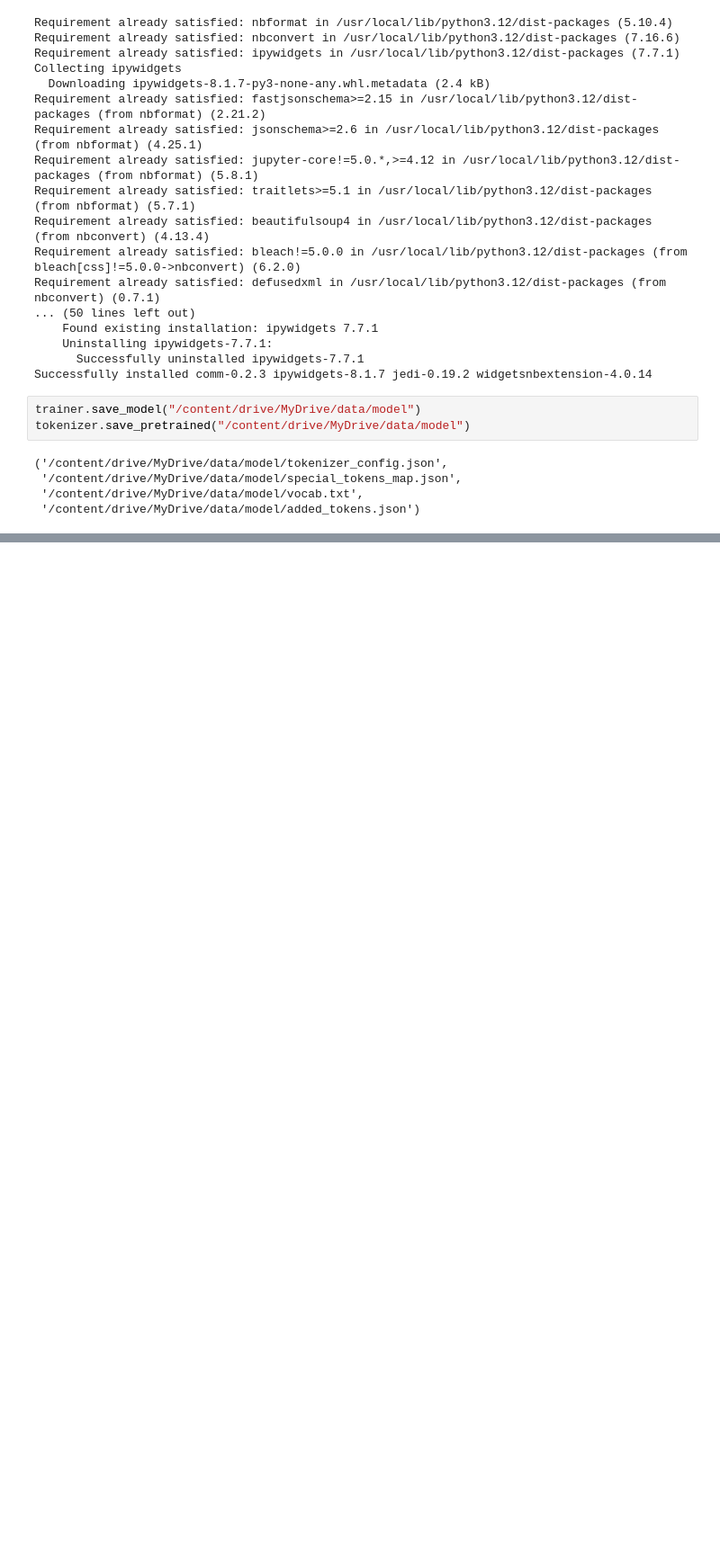
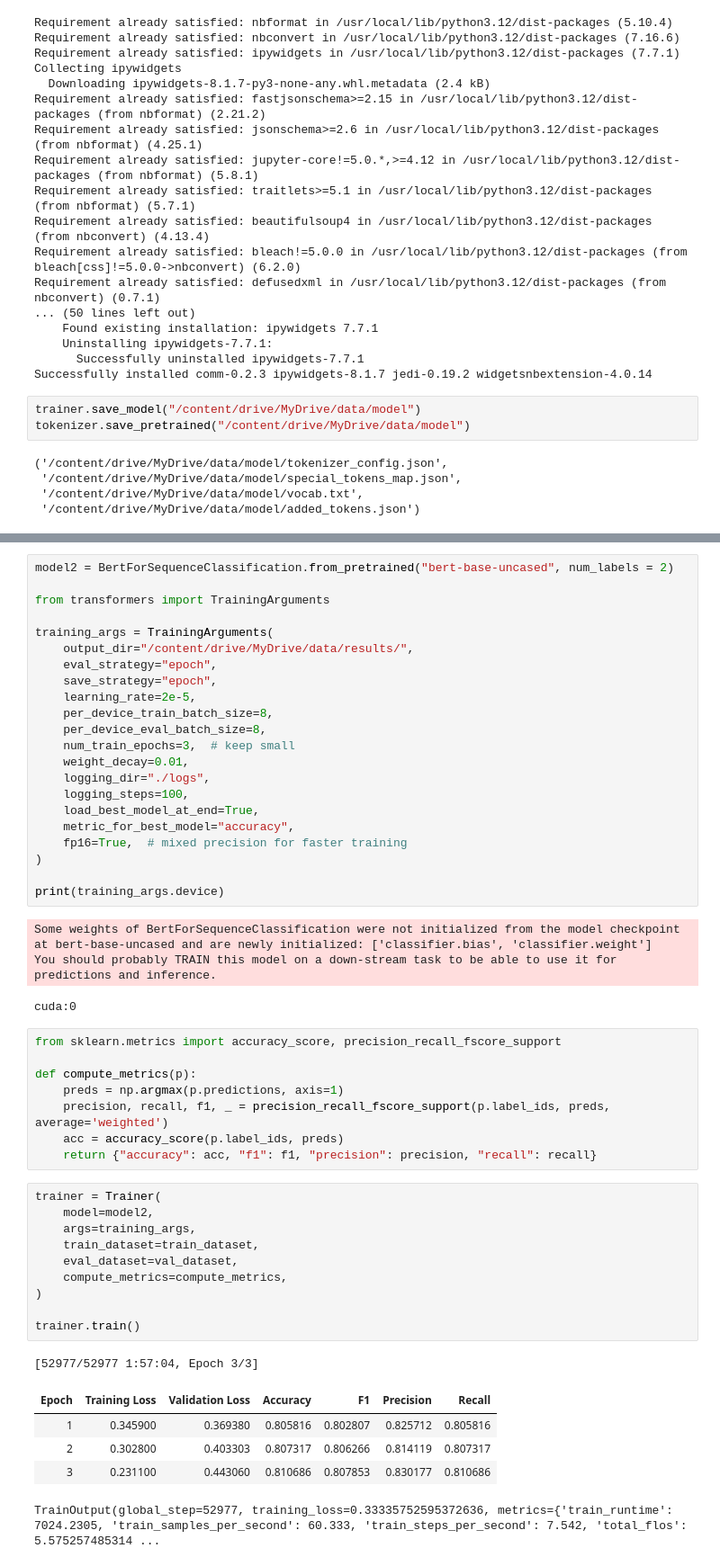
Before and after one commit to naheelkk/Factify, a Jupyter notebook: notebooks/BERT-models/02_bert_long.ipynb, the cells around one changed output, grey strips where cells are left out. Shown at 90% size. Drawn from its saved outputs; the diff is of its cells as text; blank space fills up the shorter version.

```diff
--- a/notebooks/BERT-models/02_bert_long.ipynb
+++ b/notebooks/BERT-models/02_bert_long.ipynb
@@ -204,0 +241,51 @@ tokenizer.save_pretrained("/content/drive/MyDrive/data/model")
+# %%
+model2 = BertForSequenceClassification.from_pretrained("bert-base-uncased", num_labels = 2)
+
+from transformers import TrainingArguments
+
+training_args = TrainingArguments(
+    output_dir="/content/drive/MyDrive/data/results/",
+    eval_strategy="epoch",
+    save_strategy="epoch",
+    learning_rate=2e-5,
+    per_device_train_batch_size=8,
+    per_device_eval_batch_size=8,
+    num_train_epochs=3,  # keep small
+    weight_decay=0.01,
+    logging_dir="./logs",
+    logging_steps=100,
+    load_best_model_at_end=True,
+    metric_for_best_model="accuracy",
+    fp16=True,  # mixed precision for faster training
+)
+
+print(training_args.device)
+# %% [output]
+Some weights of BertForSequenceClassification were not initialized from the model checkpoint at bert-base-uncased and are newly initialized: ['classifier.bias', 'classifier.weight']
+You should probably TRAIN this model on a down-stream task to be able to use it for predictions and inference.
+cuda:0
+# %%
+from sklearn.metrics import accuracy_score, precision_recall_fscore_support
+
+def compute_metrics(p):
+    preds = np.argmax(p.predictions, axis=1)
+    precision, recall, f1, _ = precision_recall_fscore_support(p.label_ids, preds, average='weighted')
+    acc = accuracy_score(p.label_ids, preds)
+    return {"accuracy": acc, "f1": f1, "precision": precision, "recall": recall}
+# %%
+trainer = Trainer(
+    model=model2,
+    args=training_args,
+    train_dataset=train_dataset,
+    eval_dataset=val_dataset,
+    compute_metrics=compute_metrics,
+)
+
+trainer.train()
+# %% [output]
+[52977/52977 1:57:04, Epoch 3/3]
+| Epoch | Training Loss | Validation Loss | Accuracy | F1 | Precision | Recall |
+| 1 | 0.345900 | 0.369380 | 0.805816 | 0.802807 | 0.825712 | 0.805816 |
+| 2 | 0.302800 | 0.403303 | 0.807317 | 0.806266 | 0.814119 | 0.807317 |
+| 3 | 0.231100 | 0.443060 | 0.810686 | 0.807853 | 0.830177 | 0.810686 |
+TrainOutput(global_step=52977, training_loss=0.33335752595372636, metrics={'train_runtime': 7024.2305, 'train_samples_per_second': 60.333, 'train_steps_per_second': 7.542, 'total_flos': 5.575257485314 ...
```
Also changed, not shown: parts of 13 cells of this notebook.
